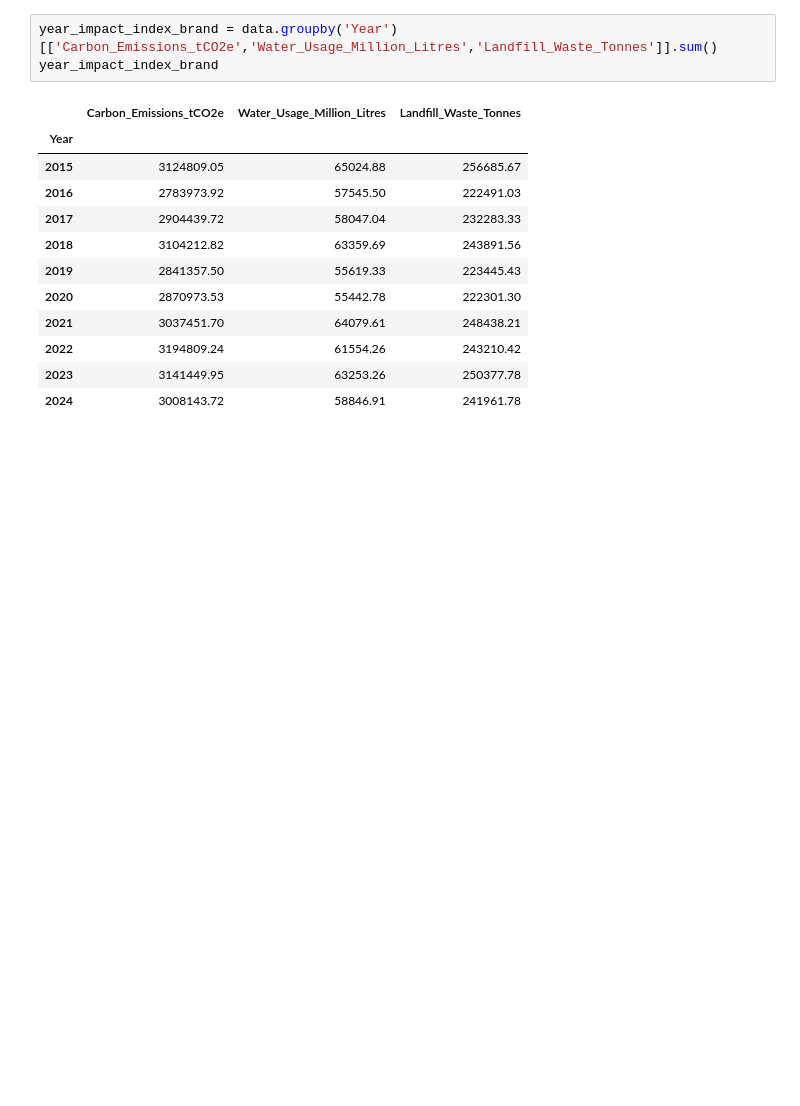
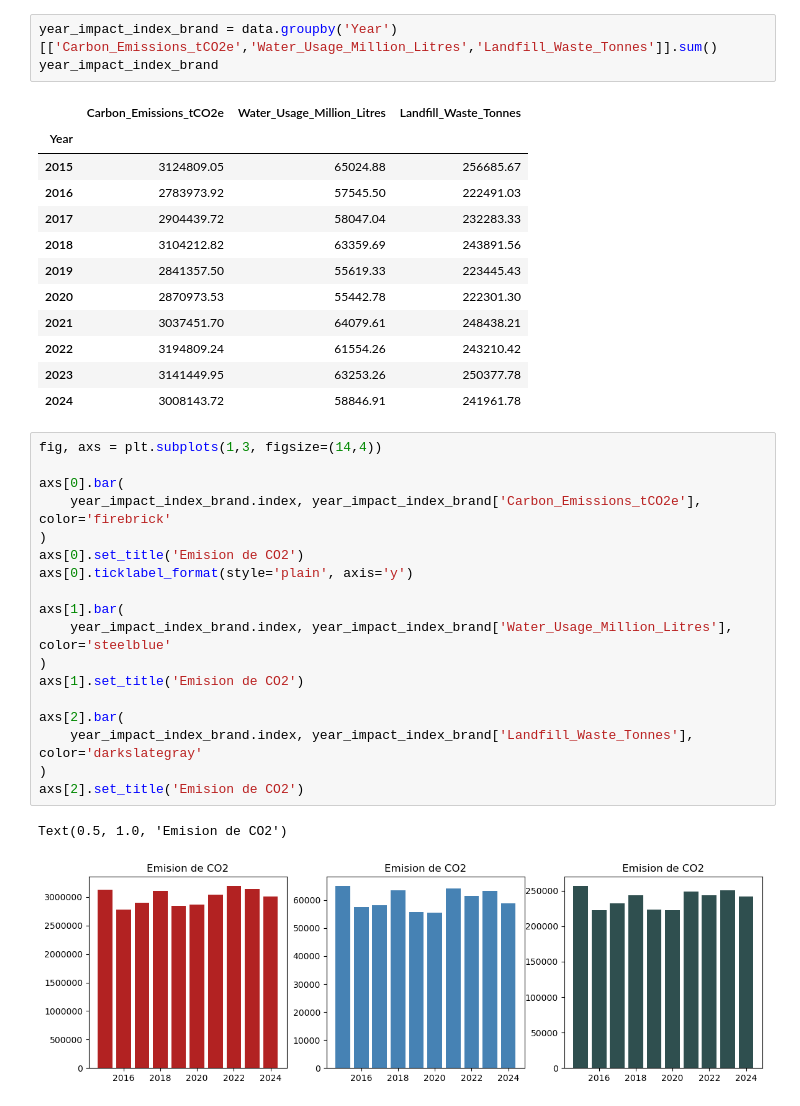
Before and after one commit to AlejandroSegura24/fast-fashion-analysis, a Jupyter notebook: notebooks/exploracion_fast_fashion.ipynb, the cells around one changed output. Saved outputs shown, nothing was run; the diff lists cells and outputs as text; blank space fills up the shorter version.

```diff
--- a/notebooks/exploracion_fast_fashion.ipynb
+++ b/notebooks/exploracion_fast_fashion.ipynb
@@ -347,3 +334,24 @@ year_impact_index_brand
 | 2022 | 3194809.24 | 61554.26 | 243210.42 |
 | 2023 | 3141449.95 | 63253.26 | 250377.78 |
 | 2024 | 3008143.72 | 58846.91 | 241961.78 |
+# %%
+fig, axs = plt.subplots(1,3, figsize=(14,4))
+
+axs[0].bar(
+    year_impact_index_brand.index, year_impact_index_brand['Carbon_Emissions_tCO2e'], color='firebrick'
+)
+axs[0].set_title('Emision de CO2')
+axs[0].ticklabel_format(style='plain', axis='y')
+
+axs[1].bar(
+    year_impact_index_brand.index, year_impact_index_brand['Water_Usage_Million_Litres'], color='steelblue'
+)
+axs[1].set_title('Emision de CO2')
+
+axs[2].bar(
+    year_impact_index_brand.index, year_impact_index_brand['Landfill_Waste_Tonnes'], color='darkslategray'
+)
+axs[2].set_title('Emision de CO2')
+# %% [output]
+Text(0.5, 1.0, 'Emision de CO2')
+[figure, added]
```
Also changed, not shown: parts of 4 cells of this notebook.
